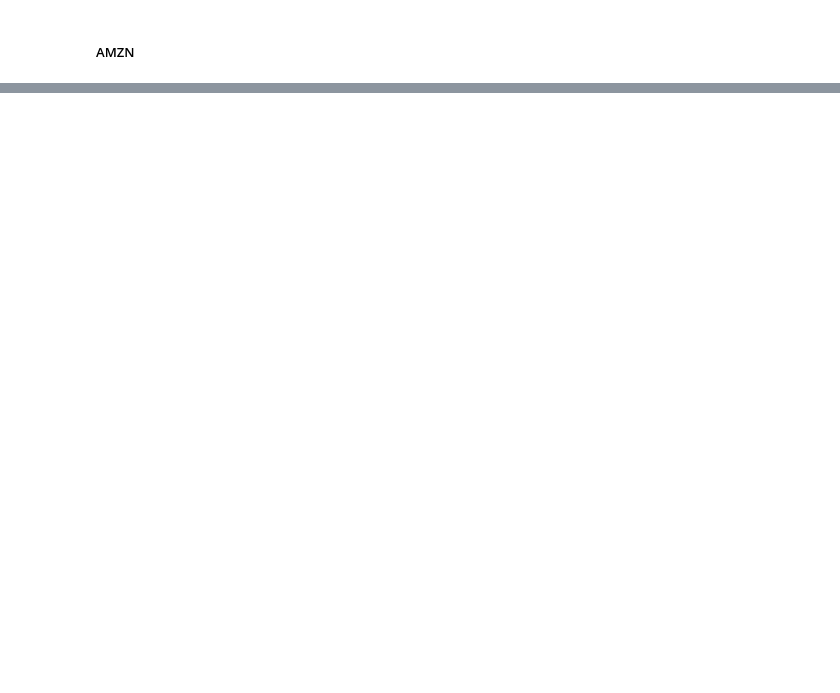
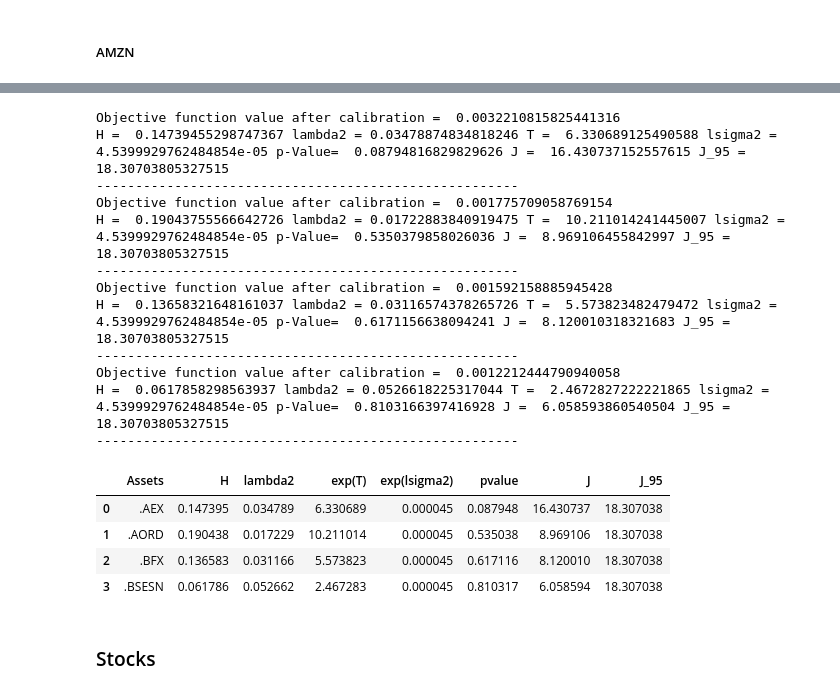
Before and after one commit to Othmane-ZARHALI/PhDThesisRepo, a Jupyter notebook: Indices vs stocks hurst index GMM estimates/HurststockVSindexlogSfbm.ipynb, the cells around one changed output, grey strips where cells are left out. Cells and saved outputs as stored; diff of their text form; code cells hidden in the pictures; blank space fills up the shorter version.

```diff
--- a/Indices vs stocks hurst index GMM estimates/HurststockVSindexlogSfbm.ipynb
+++ b/Indices vs stocks hurst index GMM estimates/HurststockVSindexlogSfbm.ipynb
@@ -352,0 +365,5 @@ H =  0.0036691190659464525 lambda2 = nan T =  1.0548015106608057 lsigma2 = 4.539
+# %%
+Indices_test_symbols = ['.AEX','.AORD','.BFX', '.BSESN']
+# %%
+logvol_synthesis_ox = realized_vol_data_obj_ox.LogVolSynthesisOverAssets(Indices_test_symbols)
+logvol_synthesis_ox
@@ -352,0 +379,22 @@ H =  0.0036691190659464525 lambda2 = nan T =  1.0548015106608057 lsigma2 = 4.539
+# %%
+GMM_obj.MultipleGMMCalibrations(logvol_synthesis_ox)
+# %% [output]
+Objective function value after calibration =  0.0032210815825441316
+H =  0.14739455298747367 lambda2 = 0.03478874834818246 T =  6.330689125490588 lsigma2 = 4.5399929762484854e-05 p-Value=  0.08794816829829626 J =  16.430737152557615 J_95 =  18.30703805327515
+------------------------------------------------------
+Objective function value after calibration =  0.001775709058769154
+H =  0.19043755566642726 lambda2 = 0.01722883840919475 T =  10.211014241445007 lsigma2 = 4.5399929762484854e-05 p-Value=  0.5350379858026036 J =  8.969106455842997 J_95 =  18.30703805327515
+------------------------------------------------------
+Objective function value after calibration =  0.001592158885945428
+H =  0.13658321648161037 lambda2 = 0.03116574378265726 T =  5.573823482479472 lsigma2 = 4.5399929762484854e-05 p-Value=  0.6171156638094241 J =  8.120010318321683 J_95 =  18.30703805327515
+------------------------------------------------------
+Objective function value after calibration =  0.0012212444790940058
+H =  0.0617858298563937 lambda2 = 0.0526618225317044 T =  2.4672827222221865 lsigma2 = 4.5399929762484854e-05 p-Value=  0.8103166397416928 J =  6.058593860540504 J_95 =  18.30703805327515
+------------------------------------------------------
+|  | Assets | H | lambda2 | exp(T) | exp(lsigma2) | pvalue | J | J_95 |
+| 0 | .AEX | 0.147395 | 0.034789 | 6.330689 | 0.000045 | 0.087948 | 16.430737 | 18.307038 |
+| 1 | .AORD | 0.190438 | 0.017229 | 10.211014 | 0.000045 | 0.535038 | 8.969106 | 18.307038 |
+| 2 | .BFX | 0.136583 | 0.031166 | 5.573823 | 0.000045 | 0.617116 | 8.120010 | 18.307038 |
+| 3 | .BSESN | 0.061786 | 0.052662 | 2.467283 | 0.000045 | 0.810317 | 6.058594 | 18.307038 |
+# %% [markdown]
+### Stocks
```
Also changed, not shown: parts of 20 cells of this notebook, 3 other files.
